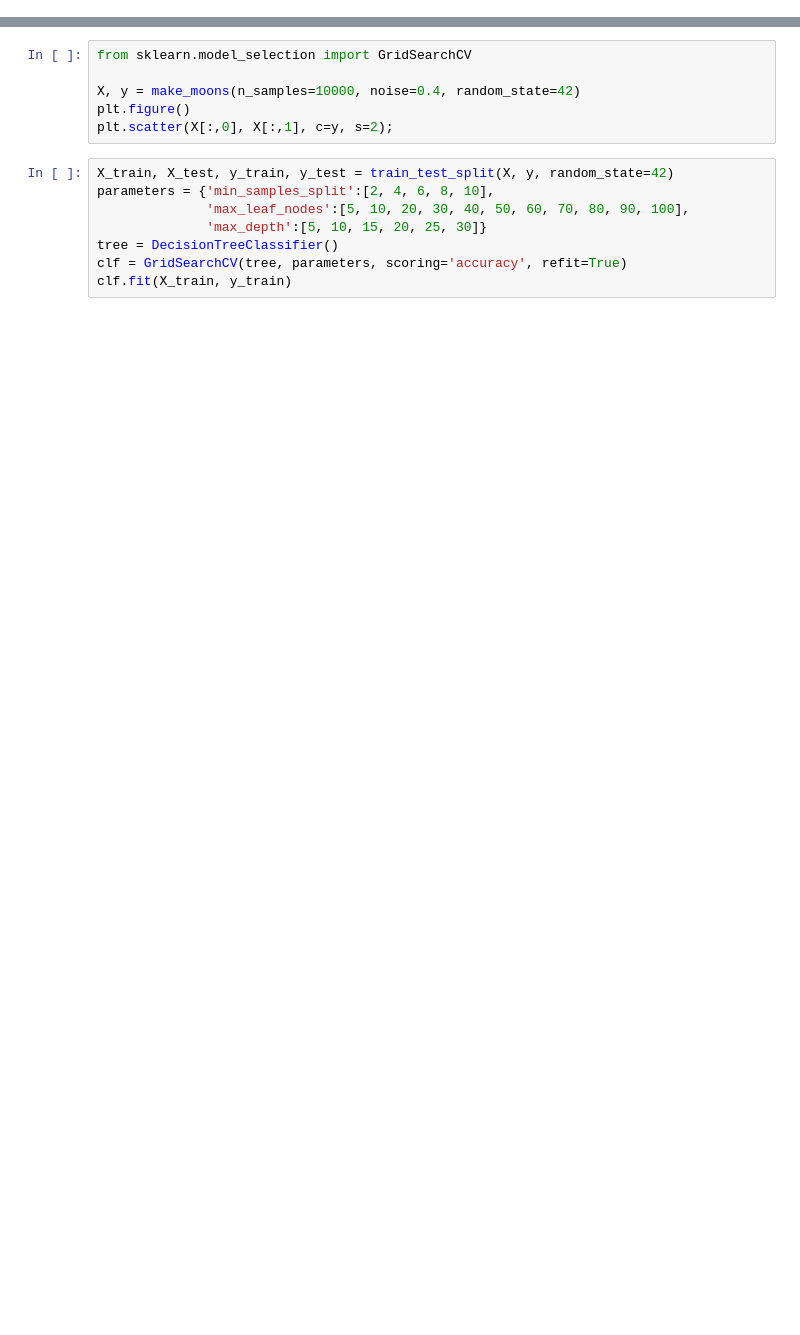
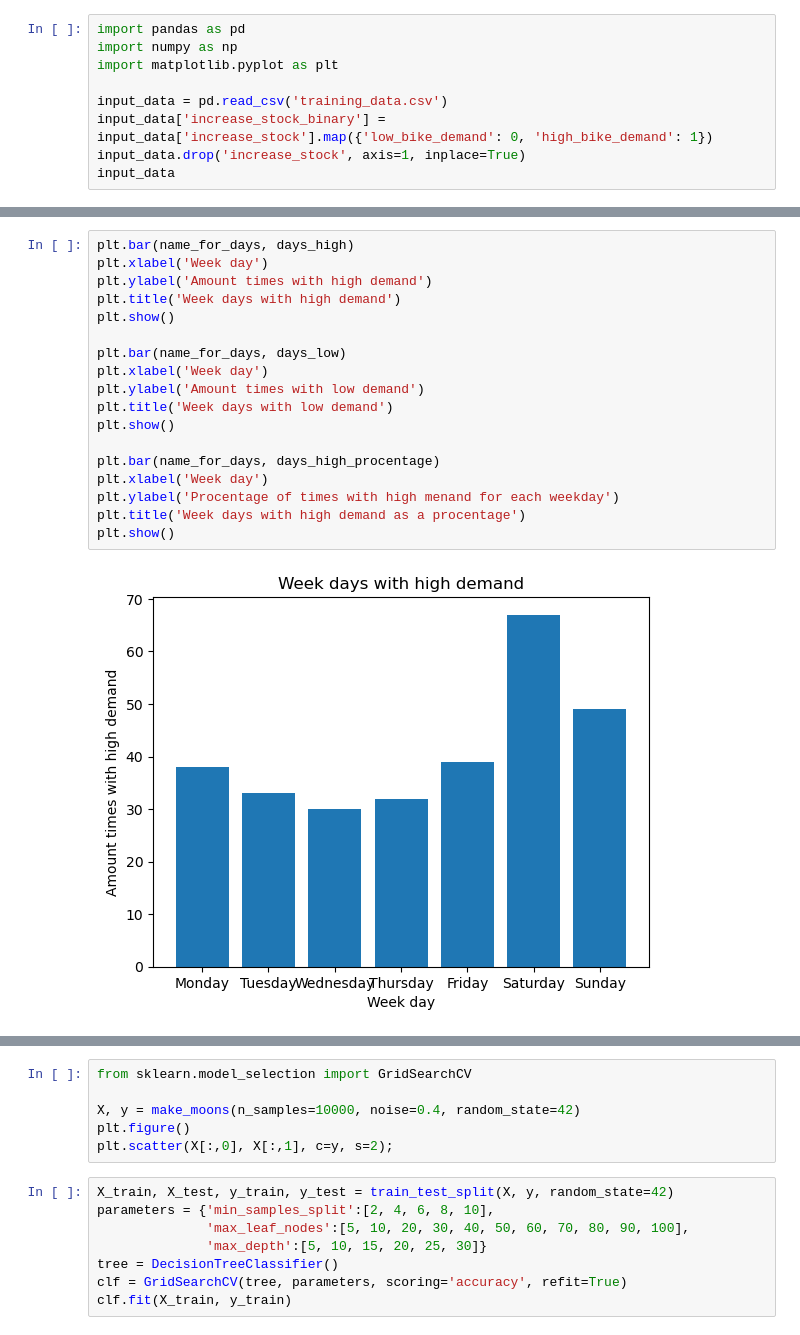
Before and after one commit to anbl9574/SML-project, a Jupyter notebook: SandSlott.ipynb, the cells around one changed output, grey strips where cells are left out. Drawn from its saved outputs; the diff is of its cells as text; blank space fills up the shorter version.

```diff
--- a/SandSlott.ipynb
+++ b/SandSlott.ipynb
@@ -4,0 +1,9 @@ Hello world
+# %%
+import pandas as pd
+import numpy as np
+import matplotlib.pyplot as plt
+
+input_data = pd.read_csv('training_data.csv')
+input_data['increase_stock_binary'] = input_data['increase_stock'].map({'low_bike_demand': 0, 'high_bike_demand': 1})
+input_data.drop('increase_stock', axis=1, inplace=True)
+input_data
@@ -4,0 +74,20 @@ Hello world
+# %%
+plt.bar(name_for_days, days_high)
+plt.xlabel('Week day')
+plt.ylabel('Amount times with high demand')
+plt.title('Week days with high demand')
+plt.show()
+
+plt.bar(name_for_days, days_low)
+plt.xlabel('Week day')
+plt.ylabel('Amount times with low demand')
+plt.title('Week days with low demand')
+plt.show()
+
+plt.bar(name_for_days, days_high_procentage)
+plt.xlabel('Week day')
+plt.ylabel('Procentage of times with high menand for each weekday')
+plt.title('Week days with high demand as a procentage')
+plt.show()
+# %% [output]
+[figure, added]
```
Also changed, not shown: parts of 7 cells of this notebook, 1 other file.
